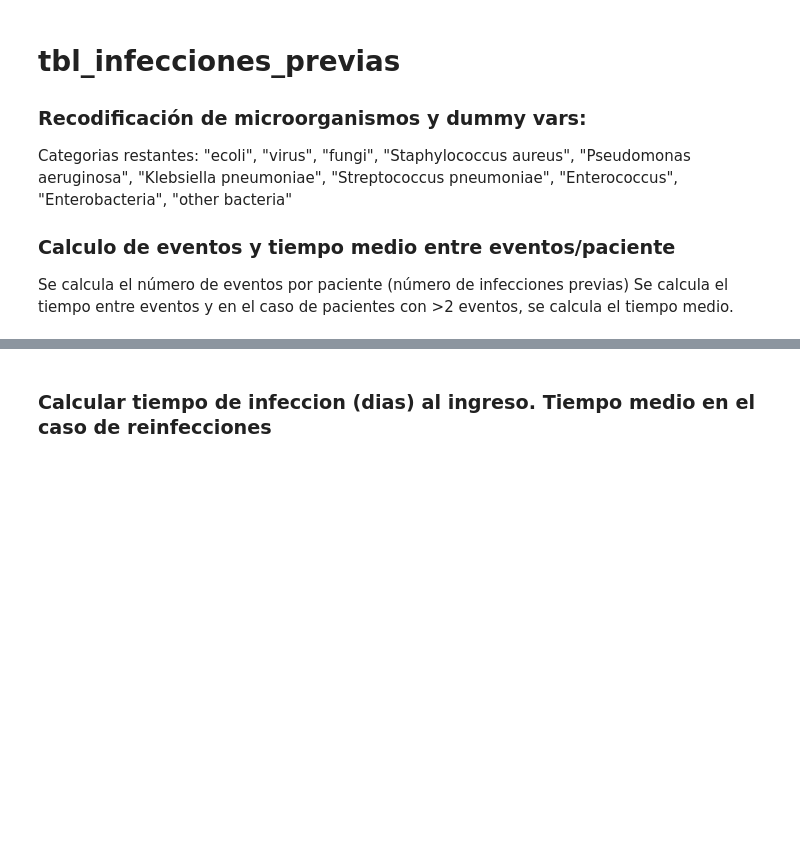
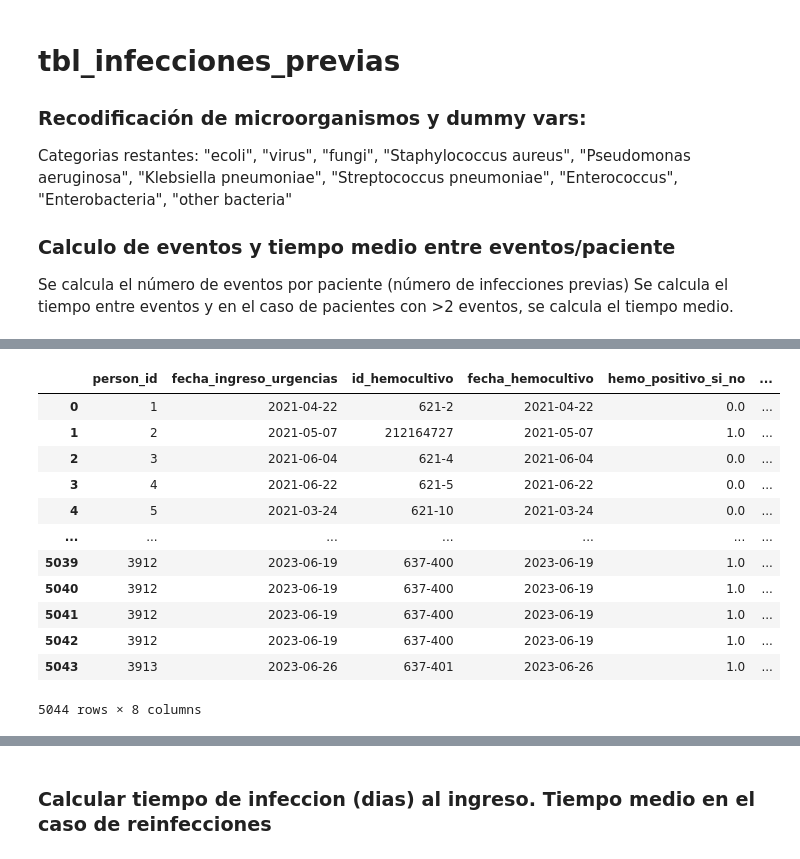
Before and after one commit to MePRAM/bd-tools, a Jupyter notebook: scripts/Preprocess.ipynb, the cells around one changed output, grey strips where cells are left out. Drawn from its saved outputs; the diff is of its cells as text; code cells hidden in the pictures; blank space fills up the shorter version.

```diff
--- a/scripts/Preprocess.ipynb
+++ b/scripts/Preprocess.ipynb
@@ -11,3 +12,7 @@ save_location = ""
+# %%
+today = pd.Timestamp("today").strftime("%Y%m%d_%H%M%S")
+save_location = "/home/pmata/mepram_data/"
+db_filename = "db_mepram_sepsis_vf.sqlite3"
 # %%
 def codes_to_names(tab_to_process, codes_tab, shortname):
     errors = []
@@ -75,18 +89,18 @@ import numpy as np
 import sqlite3
 import re
 import os
-con = sqlite3.connect(os.path.join(save_location, "db_mepram_sepsis_v3.sqlite3"))
+con = sqlite3.connect(os.path.join(save_location, db_filename))
 
 cursor = con.cursor()
 cursor.execute("SELECT name FROM sqlite_master WHERE type='table';")
 
-with open(os.path.join(save_location, "tbl_personid2center.sql"), "r") as f:
+"""with open(os.path.join(save_location, "tbl_personid2center.sql"), "r") as f:
     sql_script = f.read()
     cursor.executescript(sql_script)
 
 with open(os.path.join(save_location, "tbl_microorganismos.sql"), "r") as f:
     sql_script = f.read()
-    cursor.executescript(sql_script)
+    cursor.executescript(sql_script)"""
 
 tables = [row[0] for row in cursor.fetchall()]
 
@@ -315,0 +501,16 @@ tbl_infecciones_previas_microorganismos
+# %%
+dataframes['tbl_hemocultivo_de_urgencias']
+# %% [output]
+|  | person_id | fecha_ingreso_urgencias | id_hemocultivo | fecha_hemocultivo | hemo_positivo_si_no | ... |
+| 0 | 1 | 2021-04-22 | 621-2 | 2021-04-22 | 0.0 | ... |
+| 1 | 2 | 2021-05-07 | 212164727 | 2021-05-07 | 1.0 | ... |
+| 2 | 3 | 2021-06-04 | 621-4 | 2021-06-04 | 0.0 | ... |
+| 3 | 4 | 2021-06-22 | 621-5 | 2021-06-22 | 0.0 | ... |
+| 4 | 5 | 2021-03-24 | 621-10 | 2021-03-24 | 0.0 | ... |
+| ... | ... | ... | ... | ... | ... | ... |
+| 5039 | 3912 | 2023-06-19 | 637-400 | 2023-06-19 | 1.0 | ... |
+| 5040 | 3912 | 2023-06-19 | 637-400 | 2023-06-19 | 1.0 | ... |
+| 5041 | 3912 | 2023-06-19 | 637-400 | 2023-06-19 | 1.0 | ... |
+| 5042 | 3912 | 2023-06-19 | 637-400 | 2023-06-19 | 1.0 | ... |
+| 5043 | 3913 | 2023-06-26 | 637-401 | 2023-06-26 | 1.0 | ... |
+5044 rows × 8 columns
```
Also changed, not shown: parts of 54 cells of this notebook.
